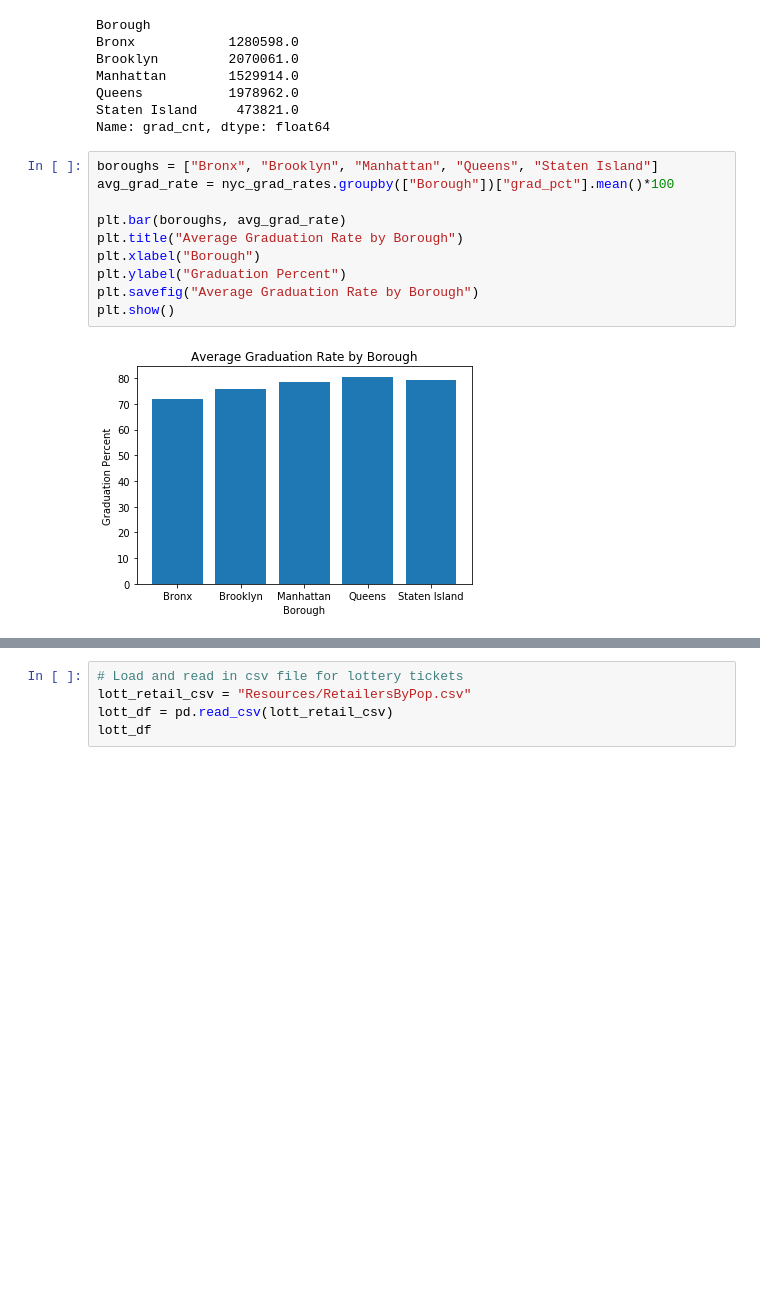
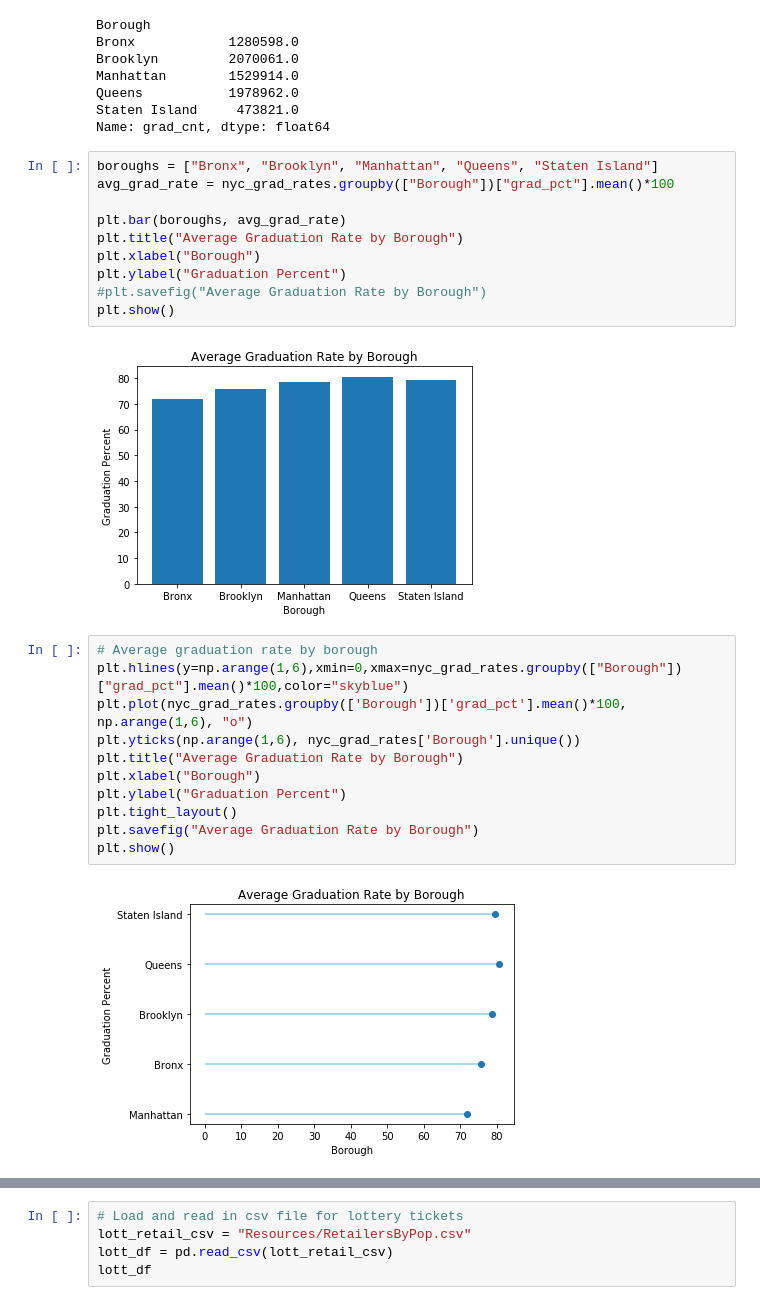
Before and after one commit to kimcrine/project_1, a Jupyter notebook: graduation_rates.ipynb, the cells around one changed output, grey strips where cells are left out. Saved outputs shown, nothing was run; the diff lists cells and outputs as text; blank space fills up the shorter version.

```diff
--- a/graduation_rates.ipynb
+++ b/graduation_rates.ipynb
@@ -212,10 +212,23 @@ plt.bar(boroughs, avg_grad_rate)
 plt.title("Average Graduation Rate by Borough")
 plt.xlabel("Borough")
 plt.ylabel("Graduation Percent")
-plt.savefig("Average Graduation Rate by Borough")
+#plt.savefig("Average Graduation Rate by Borough")
 plt.show()
 # %% [output]
 [figure]
+# %%
+# Average graduation rate by borough
+plt.hlines(y=np.arange(1,6),xmin=0,xmax=nyc_grad_rates.groupby(["Borough"])["grad_pct"].mean()*100,color="skyblue")
+plt.plot(nyc_grad_rates.groupby(['Borough'])['grad_pct'].mean()*100, np.arange(1,6), "o")
+plt.yticks(np.arange(1,6), nyc_grad_rates['Borough'].unique())
+plt.title("Average Graduation Rate by Borough")
+plt.xlabel("Borough")
+plt.ylabel("Graduation Percent")
+plt.tight_layout()
+plt.savefig("Average Graduation Rate by Borough")
+plt.show()
+# %% [output]
+[figure, added]
 # %%
 total_enroll = nyc_grad_rates.groupby(["Borough"])["enroll_cnt"].sum()
 
```
Also changed, not shown: parts of 10 cells of this notebook, 4 other files.
